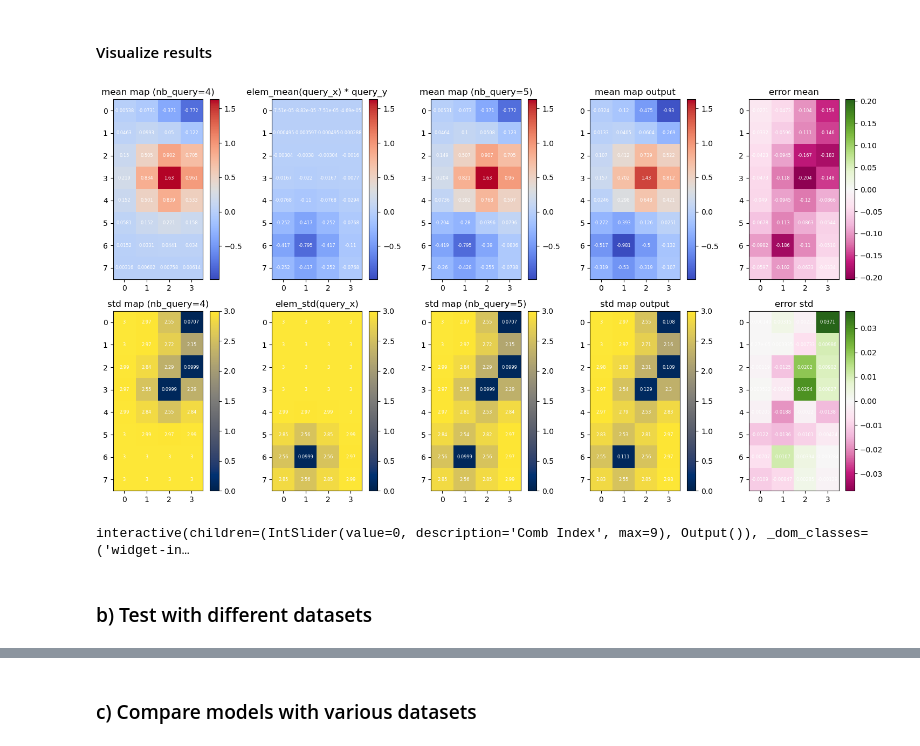
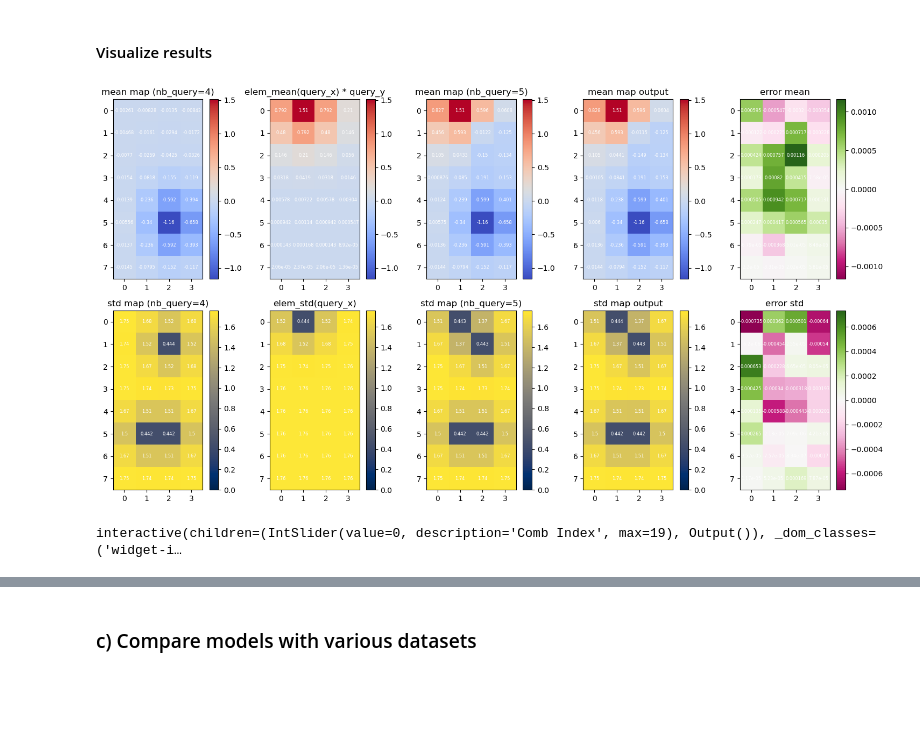
Before and after one commit to theodore2leusse/NNonlineGP, a Jupyter notebook: nn_training_and_results.ipynb, the cells around one changed output, grey strips where cells are left out. Drawn from its saved outputs; the diff is of its cells as text; code cells hidden in the pictures; blank space fills up the shorter version.

Commit message:
clean nn_training

```diff
--- a/nn_training_and_results.ipynb
+++ b/nn_training_and_results.ipynb
@@ -787,7 +875,7 @@ and these parameters:
  output_std: 3
  lengthscale: [0.14285714285714285, 0.3333333333333333]
 # %%
-input_files = [f'dataset/emgALL/og_{LETTER}_{nb_queries}que_{nb_k_comb}kcomb_rat6_emgALL.pth',
+input_files = [f'dataset/emgALLrat/og_{LETTER}_{nb_queries}que_{nb_k_comb}kcomb_rat6_emgALL.pth',
               ]
 
 # Load the saved data from a .pth file using PyTorch
@@ -1915,0 +1914,21 @@ cpu
+# %%
+def get_loader(dataset_files:list, batch_size = 512, shuffle = False, print_description = False):
+    # Load the saved data from a .pth file using PyTorch
+    my_loaded_data = concatenate_dataset(dataset_files)
+    # The 'weights_only=True' argument ensures that only the model weights (not the entire model) are loaded
+
+    # Access the tensors and the description from the loaded data
+    my_input = my_loaded_data["train_input"]  # The input data for training
+    my_label = my_loaded_data["train_label"]  # The corresponding labels for the training data
+    loaded_description = my_loaded_data["description"]  # The description or metadata associated with the data
+
+    if print_description:
+        print(loaded_description)
+
+    my_X = my_input
+    my_Y = my_label
+
+    my_dataset = TensorDataset(my_X, my_Y)
+    my_loader = DataLoader(my_dataset, batch_size=batch_size, shuffle=shuffle)
+
+    return (my_loader)
@@ -1916,5 +1937,8 @@ cpu
 # %%
+model_for_evaluation = model_t8_C4_2to20
+test_loader_of_model_for_evaluation = get_loader(['dataset/emgALLrat/og_C4_2to20que_multikcomb_rat5_emgALL.pth'])
+
 # Evaluate the model on the test set
-test_loss = evaluate_model(model_t7, test_loader, custom_loss, device)
+test_loss = evaluate_model(model_for_evaluation, test_loader_of_model_for_evaluation, custom_loss, device)
 print(f"Test Loss: {test_loss:.8f}")
 # %% [output]
@@ -1927,10 +1948,15 @@ outputs = model_t7(*torch.split(test_X[0:10], 1, dim=1))
+# %%
+retrieved_X = torch.cat([batch[0] for batch in test_loader_of_model_for_evaluation], dim=0)
+retrieved_Y = torch.cat([batch[1] for batch in test_loader_of_model_for_evaluation], dim=0)
+
+model_for_evaluation.eval()
+indices = torch.randperm(len(retrieved_X))[:20]
+outputs = model_for_evaluation(*torch.split(retrieved_X[indices], 1, dim=1))
 # %%
-compare_output_label(train_input=test_X, train_label=test_Y, output=outputs.detach(), comb_idx=4, values=True)
+compare_output_label(train_input=retrieved_X[indices], train_label=retrieved_Y[indices], output=outputs.detach(), comb_idx=4, values=True)
 # %% [output]
-[figure, old version]
+[figure, new version]
 # %%
-plot_combinations(train_input=test_X, train_label=test_Y, output=outputs.detach(), comb_idx_range=(0, 9), values=True)
+plot_combinations(train_input=retrieved_X[indices], train_label=retrieved_Y[indices], output=outputs.detach(), comb_idx_range=(0, 19), values=True)
 # %% [output]
-interactive(children=(IntSlider(value=0, description='Comb Index', max=9), Output()), _dom_classes=('widget-in…
+interactive(children=(IntSlider(value=0, description='Comb Index', max=19), Output()), _dom_classes=('widget-i…
-# %% [markdown]
-### b) Test with different datasets
```
Also changed, not shown: parts of 29 cells of this notebook, 1 other file.
